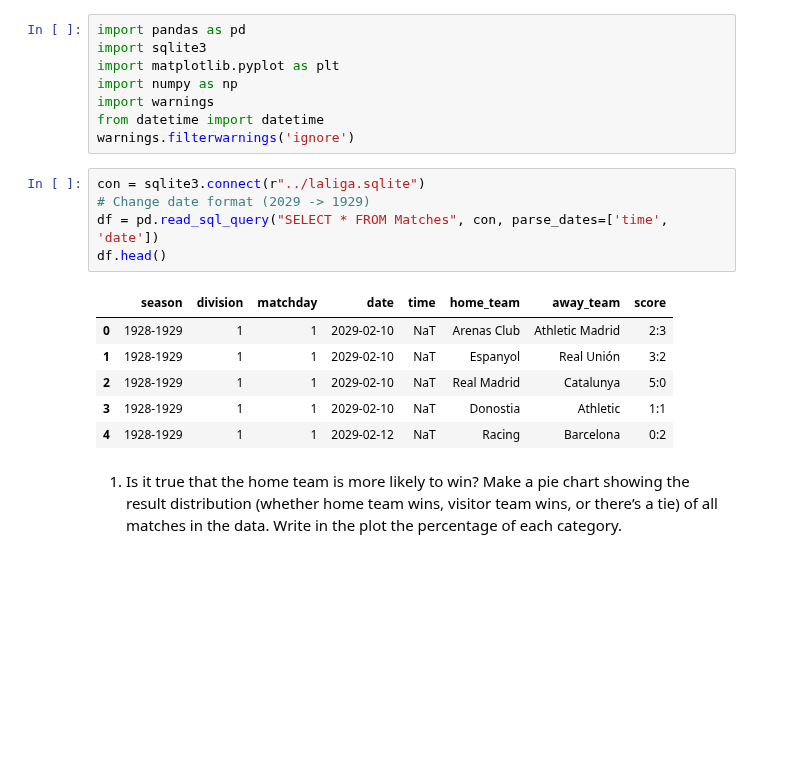
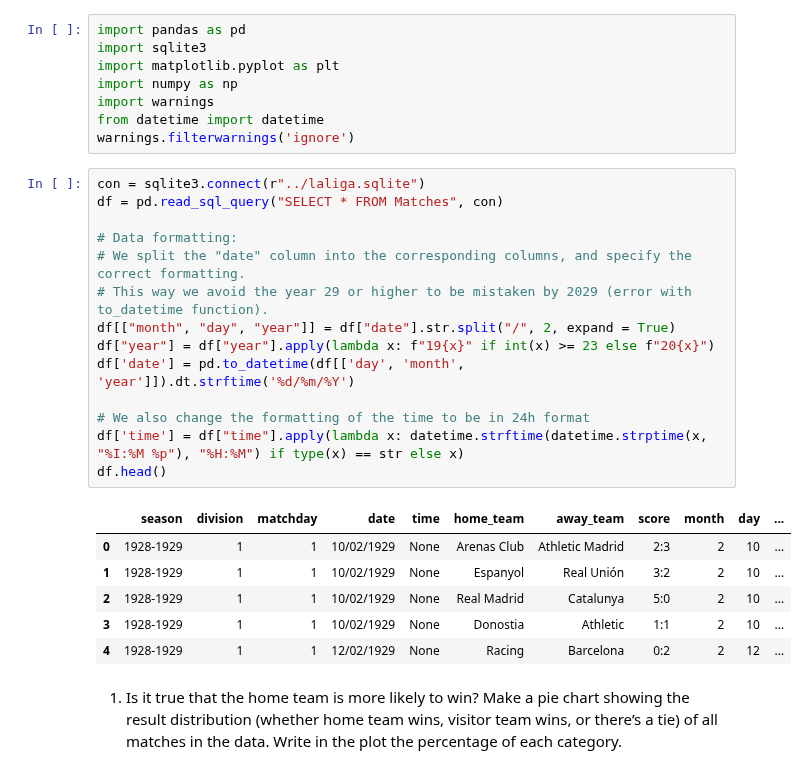
Before and after one commit to alexfulleda98/la-quiniela, a Jupyter notebook: analysis/LaLigaDataAnalysis.ipynb, the cells around one changed output. Drawn from its saved outputs; the diff is of its cells as text; blank space fills up the shorter version.

Commit message:
Fix date and time formatting error

```diff
--- a/analysis/LaLigaDataAnalysis.ipynb
+++ b/analysis/LaLigaDataAnalysis.ipynb
@@ -10,18 +10,27 @@ import numpy as np
 import warnings
 from datetime import datetime
 warnings.filterwarnings('ignore')
-# %%
-con = sqlite3.connect(r"../laliga.sqlite")
-# Change date format (2029 -> 1929)
-df = pd.read_sql_query("SELECT * FROM Matches", con, parse_dates=['time', 'date'])
-df.head()
-# %% [output]
-|  | season | division | matchday | date | time | home_team | away_team | score |
-| 0 | 1928-1929 | 1 | 1 | 2029-02-10 | NaT | Arenas Club | Athletic Madrid | 2:3 |
-| 1 | 1928-1929 | 1 | 1 | 2029-02-10 | NaT | Espanyol | Real Unión | 3:2 |
-| 2 | 1928-1929 | 1 | 1 | 2029-02-10 | NaT | Real Madrid | Catalunya | 5:0 |
-| 3 | 1928-1929 | 1 | 1 | 2029-02-10 | NaT | Donostia | Athletic | 1:1 |
-| 4 | 1928-1929 | 1 | 1 | 2029-02-12 | NaT | Racing | Barcelona | 0:2 |
+# %%
+con = sqlite3.connect(r"../laliga.sqlite")
+df = pd.read_sql_query("SELECT * FROM Matches", con)
+
+# Data formatting:
+# We split the "date" column into the corresponding columns, and specify the correct formatting.
+# This way we avoid the year 29 or higher to be mistaken by 2029 (error with to_datetime function).
+df[["month", "day", "year"]] = df["date"].str.split("/", 2, expand = True)
+df["year"] = df["year"].apply(lambda x: f"19{x}" if int(x) >= 23 else f"20{x}")
+df['date'] = pd.to_datetime(df[['day', 'month', 'year']]).dt.strftime('%d/%m/%Y')
+
+# We also change the formatting of the time to be in 24h format
+df['time'] = df["time"].apply(lambda x: datetime.strftime(datetime.strptime(x, "%I:%M %p"), "%H:%M") if type(x) == str else x)
+df.head()
+# %% [output]
+|  | season | division | matchday | date | time | home_team | away_team | score | month | day | ... |
+| 0 | 1928-1929 | 1 | 1 | 10/02/1929 | None | Arenas Club | Athletic Madrid | 2:3 | 2 | 10 | ... |
+| 1 | 1928-1929 | 1 | 1 | 10/02/1929 | None | Espanyol | Real Unión | 3:2 | 2 | 10 | ... |
+| 2 | 1928-1929 | 1 | 1 | 10/02/1929 | None | Real Madrid | Catalunya | 5:0 | 2 | 10 | ... |
+| 3 | 1928-1929 | 1 | 1 | 10/02/1929 | None | Donostia | Athletic | 1:1 | 2 | 10 | ... |
+| 4 | 1928-1929 | 1 | 1 | 12/02/1929 | None | Racing | Barcelona | 0:2 | 2 | 12 | ... |
 # %% [markdown]
 1. Is it true that the home team is more likely to win? Make a pie chart showing the result distribution (whether home team wins, visitor team wins, or
 there’s a tie) of all matches in the data. Write in the plot the percentage of
```
Also changed, not shown: parts of 1 cell of this notebook.
